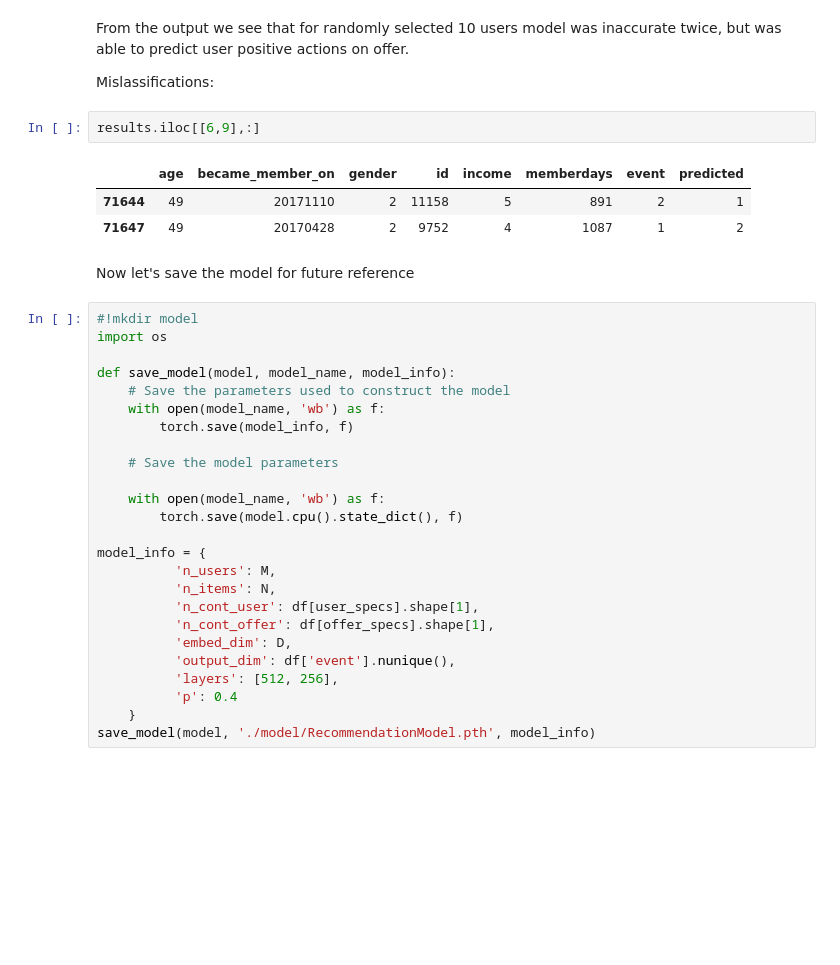
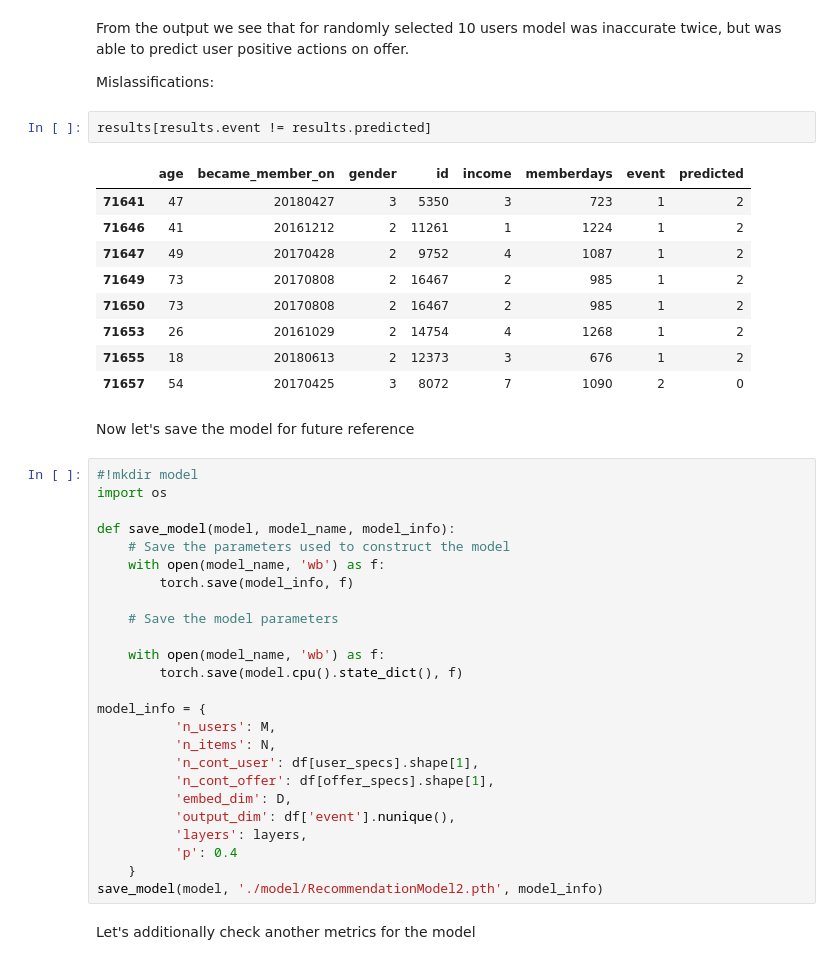
Before and after one commit to bdnf/SBX-Recommendation-Engine, a Jupyter notebook: 3-RecommendationModel.ipynb, the cells around one changed output. Drawn from its saved outputs; the diff is of its cells as text; blank space fills up the shorter version.

```diff
--- a/3-RecommendationModel.ipynb
+++ b/3-RecommendationModel.ipynb
@@ -408,12 +415,18 @@ results
 From the output we see that for randomly selected 10 users model was inaccurate twice, but was able to predict user positive actions on offer.
 
 Mislassifications:
-# %%
-results.iloc[[6,9],:]
-# %% [output]
-|  | age | became_member_on | gender | id | income | memberdays | event | predicted |
-| 71644 | 49 | 20171110 | 2 | 11158 | 5 | 891 | 2 | 1 |
-| 71647 | 49 | 20170428 | 2 | 9752 | 4 | 1087 | 1 | 2 |
+# %%
+results[results.event != results.predicted]
+# %% [output]
+|  | age | became_member_on | gender | id | income | memberdays | event | predicted |
+| 71641 | 47 | 20180427 | 3 | 5350 | 3 | 723 | 1 | 2 |
+| 71646 | 41 | 20161212 | 2 | 11261 | 1 | 1224 | 1 | 2 |
+| 71647 | 49 | 20170428 | 2 | 9752 | 4 | 1087 | 1 | 2 |
+| 71649 | 73 | 20170808 | 2 | 16467 | 2 | 985 | 1 | 2 |
+| 71650 | 73 | 20170808 | 2 | 16467 | 2 | 985 | 1 | 2 |
+| 71653 | 26 | 20161029 | 2 | 14754 | 4 | 1268 | 1 | 2 |
+| 71655 | 18 | 20180613 | 2 | 12373 | 3 | 676 | 1 | 2 |
+| 71657 | 54 | 20170425 | 3 | 8072 | 7 | 1090 | 2 | 0 |
 # %% [markdown]
 Now let's save the model for future reference
 # %%
@@ -437,7 +450,9 @@ model_info = {
           'n_cont_offer': df[offer_specs].shape[1],
           'embed_dim': D,
           'output_dim': df['event'].nunique(),
-          'layers': [512, 256],
+          'layers': layers,
           'p': 0.4
     }
-save_model(model, './model/RecommendationModel.pth', model_info)
+save_model(model, './model/RecommendationModel2.pth', model_info)
+# %% [markdown]
+Let's additionally check another metrics for the model
```
Also changed, not shown: parts of 19 cells of this notebook, 2 other files.
